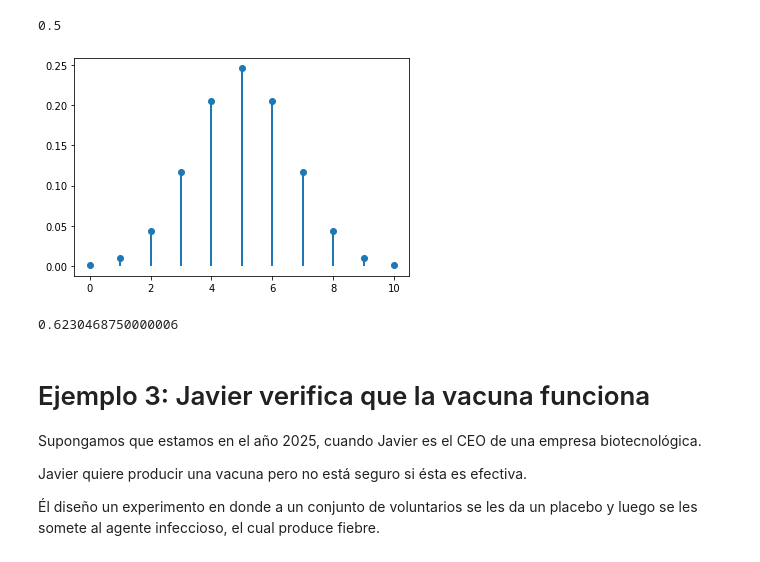
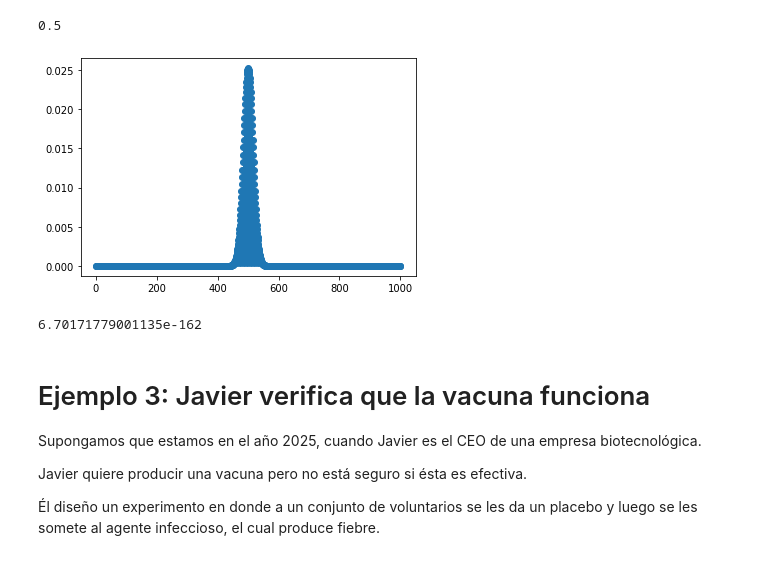
Before and after one commit to mrivas/disenoExperimentos, a Jupyter notebook: hipotesis.ipynb, the cells around one changed output. Saved outputs shown, nothing was run; the diff lists cells and outputs as text; code cells hidden in the pictures.

```diff
--- a/hipotesis.ipynb
+++ b/hipotesis.ipynb
@@ -98,22 +151,22 @@ print(pValue)
 # %% [output]
 0.5
 # %%
-n = 10 # Lanzamiento de 10 moneda
+n = 1000 # Lanzamiento de 10 moneda
 p = 0.5 # La moneda tiene un 50% de caer cara
 
 rv = stats.binom(n,p)
-k = np.arange(0, n+1) # Valores de k desde 0 hasta 4
+k = np.arange(0, n+1) # Valores de k desde 0 hasta n
 pmf = stats.binom(n,p).pmf(k) # Probability mass function
 
-plt.plot(k, pmf, 'o')
-plt.vlines(k, 0, pmf, lw=2)
+plt.plot(k, pmf,'o')
+plt.vlines(k, 0, pmf, lw=1) #lw line width
 plt.show()
 
-pValue= sum(pmf[5::]) # P-value: Probabilidad de predecir al azar 5 monedas
+pValue= sum(pmf[900::]) # P-value: Probabilidad de predecir al azar n monedas
 print(pValue)
 # %% [output]
-[figure, old version]
+[figure, new version]
-0.6230468750000006
+6.70171779001135e-162
 # %% [markdown]
 # Ejemplo 3: Javier verifica que la vacuna funciona
 
```
Also changed, not shown: parts of 6 cells of this notebook.
